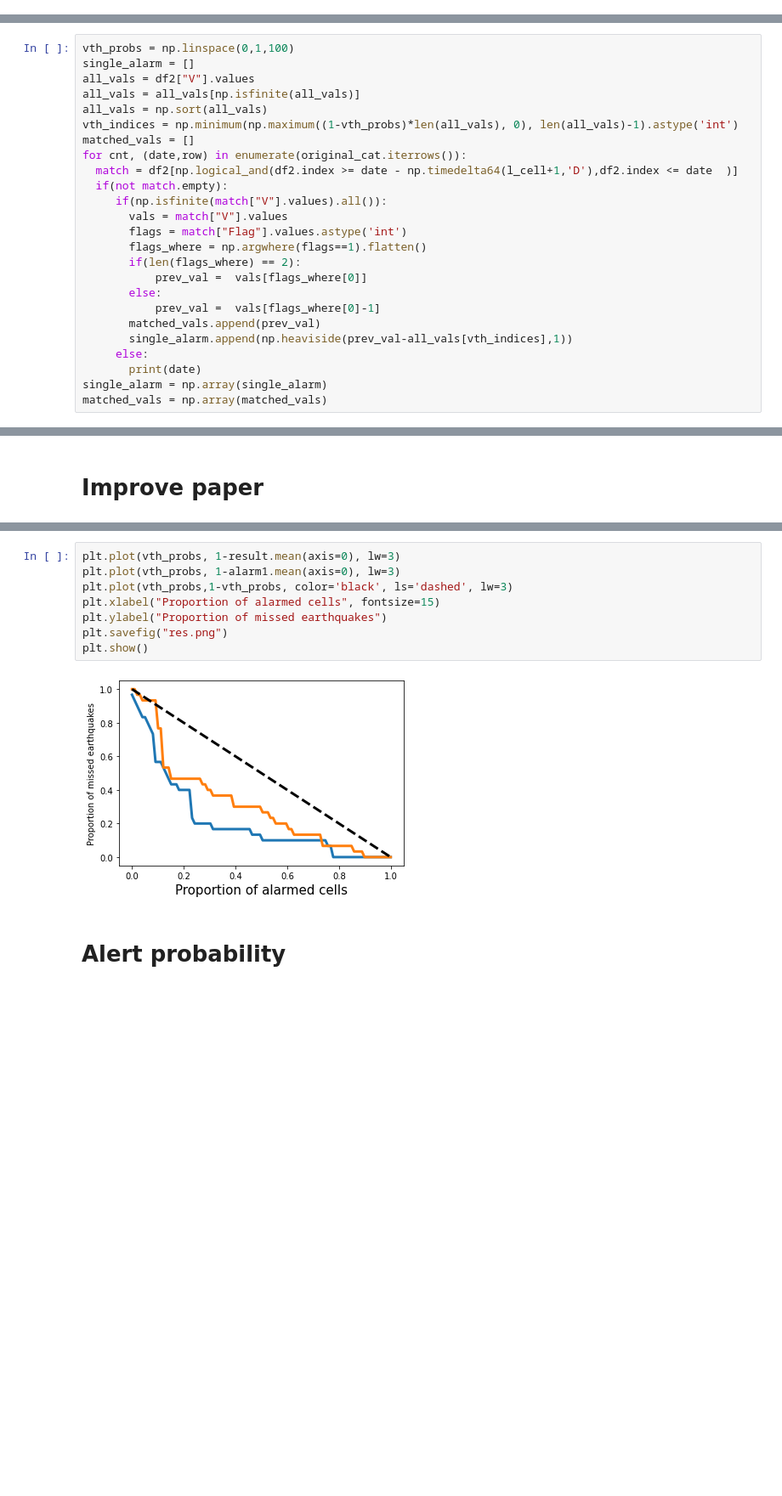
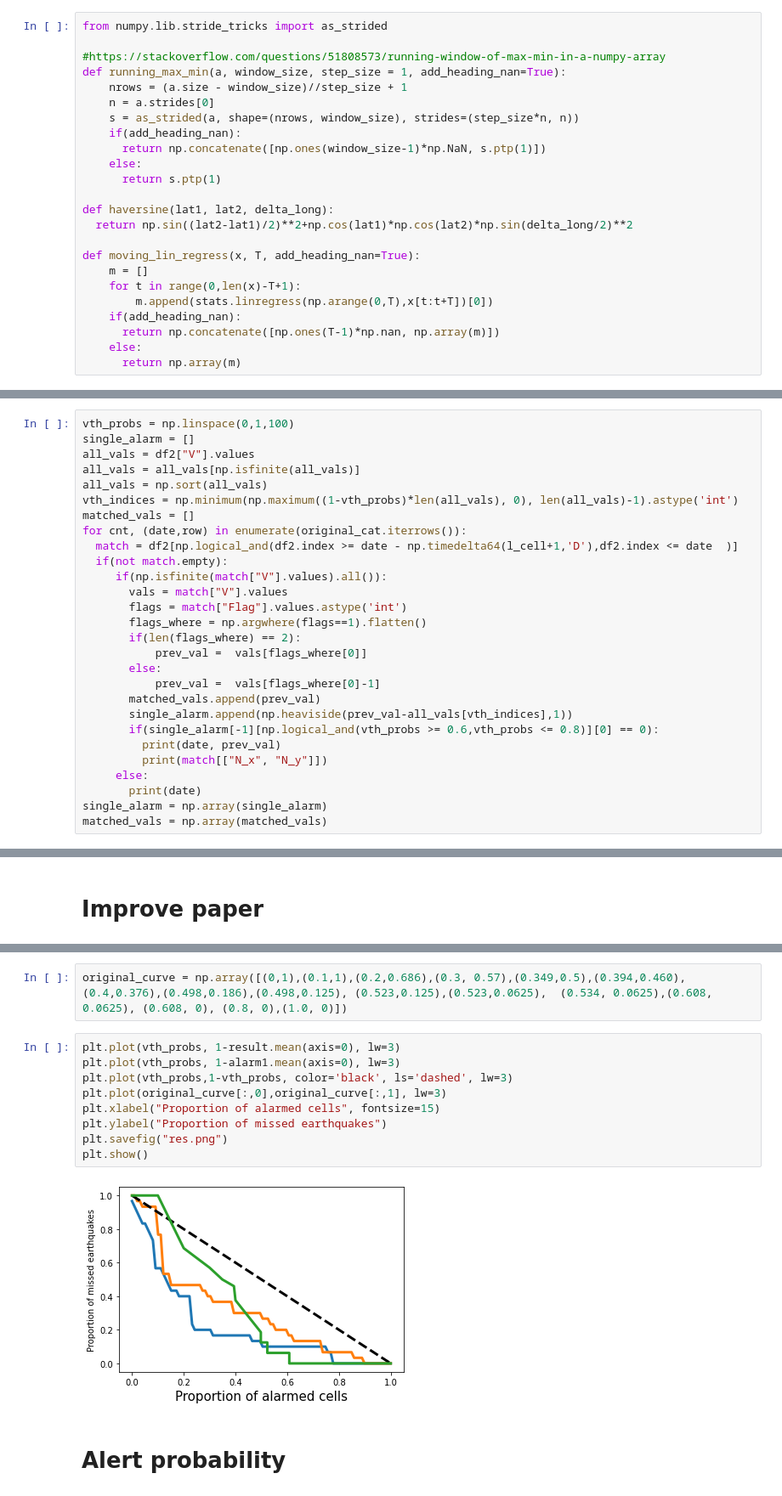
Before and after one commit to Schimmenti/EarthquakesGPS, a Jupyter notebook: Dataset.ipynb, the cells around one changed output, grey strips where cells are left out. Shown at 85% size. Cells and saved outputs as stored; diff of their text form; blank space fills up the shorter version.

```diff
--- a/Dataset.ipynb
+++ b/Dataset.ipynb
@@ -41,0 +63,24 @@ stuff = usgs_gps.get_all_stations()
+# %%
+from numpy.lib.stride_tricks import as_strided
+
+#https://stackoverflow.com/questions/51808573/running-window-of-max-min-in-a-numpy-array
+def running_max_min(a, window_size, step_size = 1, add_heading_nan=True):
+    nrows = (a.size - window_size)//step_size + 1
+    n = a.strides[0]
+    s = as_strided(a, shape=(nrows, window_size), strides=(step_size*n, n))
+    if(add_heading_nan):
+      return np.concatenate([np.ones(window_size-1)*np.NaN, s.ptp(1)])
+    else:
+      return s.ptp(1)
+
+def haversine(lat1, lat2, delta_long):
+  return np.sin((lat2-lat1)/2)**2+np.cos(lat1)*np.cos(lat2)*np.sin(delta_long/2)**2
+
+def moving_lin_regress(x, T, add_heading_nan=True):
+    m = []
+    for t in range(0,len(x)-T+1):
+        m.append(stats.linregress(np.arange(0,T),x[t:t+T])[0])
+    if(add_heading_nan):
+      return np.concatenate([np.ones(T-1)*np.nan, np.array(m)])
+    else:
+      return np.array(m)
@@ -309,6 +379,9 @@ for cnt, (date,row) in enumerate(original_cat.iterrows()):
            prev_val =  vals[flags_where[0]-1]
        matched_vals.append(prev_val)
        single_alarm.append(np.heaviside(prev_val-all_vals[vth_indices],1))
+       if(single_alarm[-1][np.logical_and(vth_probs >= 0.6,vth_probs <= 0.8)][0] == 0):
+         print(date, prev_val)
+         print(match[["N_x", "N_y"]])
      else:
        print(date)
 single_alarm = np.array(single_alarm)
@@ -470,16 +561,19 @@ result = np.array(result)
 0 21 2008-12-06 00:00:00 hcmn 26
 1 71 2009-05-18 00:00:00 lasc 96
 1 1 2009-05-23 00:00:00 p006 1
+# %%
+original_curve = np.array([(0,1),(0.1,1),(0.2,0.686),(0.3, 0.57),(0.349,0.5),(0.394,0.460),(0.4,0.376),(0.498,0.186),(0.498,0.125), (0.523,0.125),(0.523,0.0625),  (0.534, 0.0625),(0.608, 0.0625), (0.608, 0), (0.8, 0),(1.0, 0)])
 # %%
 plt.plot(vth_probs, 1-result.mean(axis=0), lw=3)
 plt.plot(vth_probs, 1-alarm1.mean(axis=0), lw=3)
 plt.plot(vth_probs,1-vth_probs, color='black', ls='dashed', lw=3)
+plt.plot(original_curve[:,0],original_curve[:,1], lw=3)
 plt.xlabel("Proportion of alarmed cells", fontsize=15)
 plt.ylabel("Proportion of missed earthquakes")
 plt.savefig("res.png")
 plt.show()
 # %% [output]
-[figure, old version]
+[figure, new version]
 # %% [markdown]
 # Alert probability
 # %%
```
Also changed, not shown: parts of 5 cells of this notebook.
